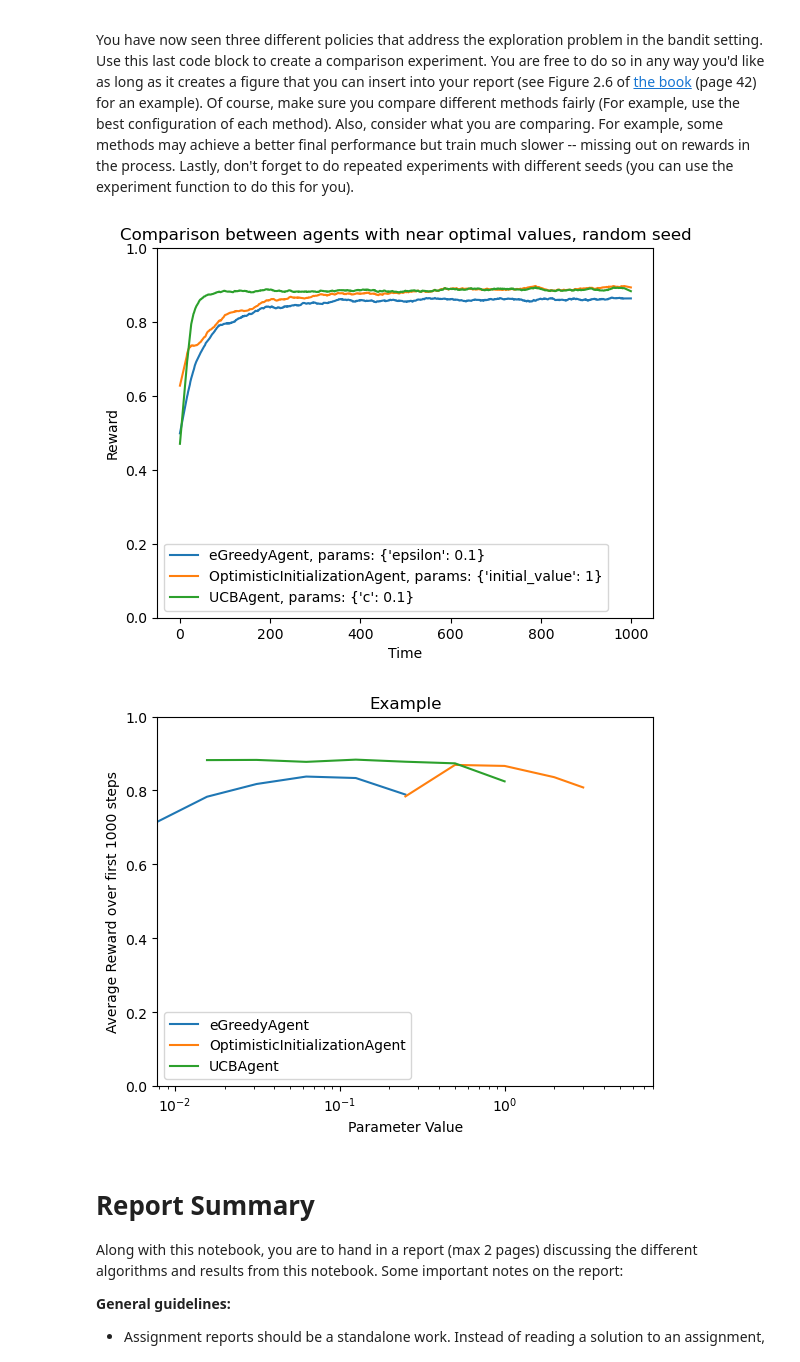
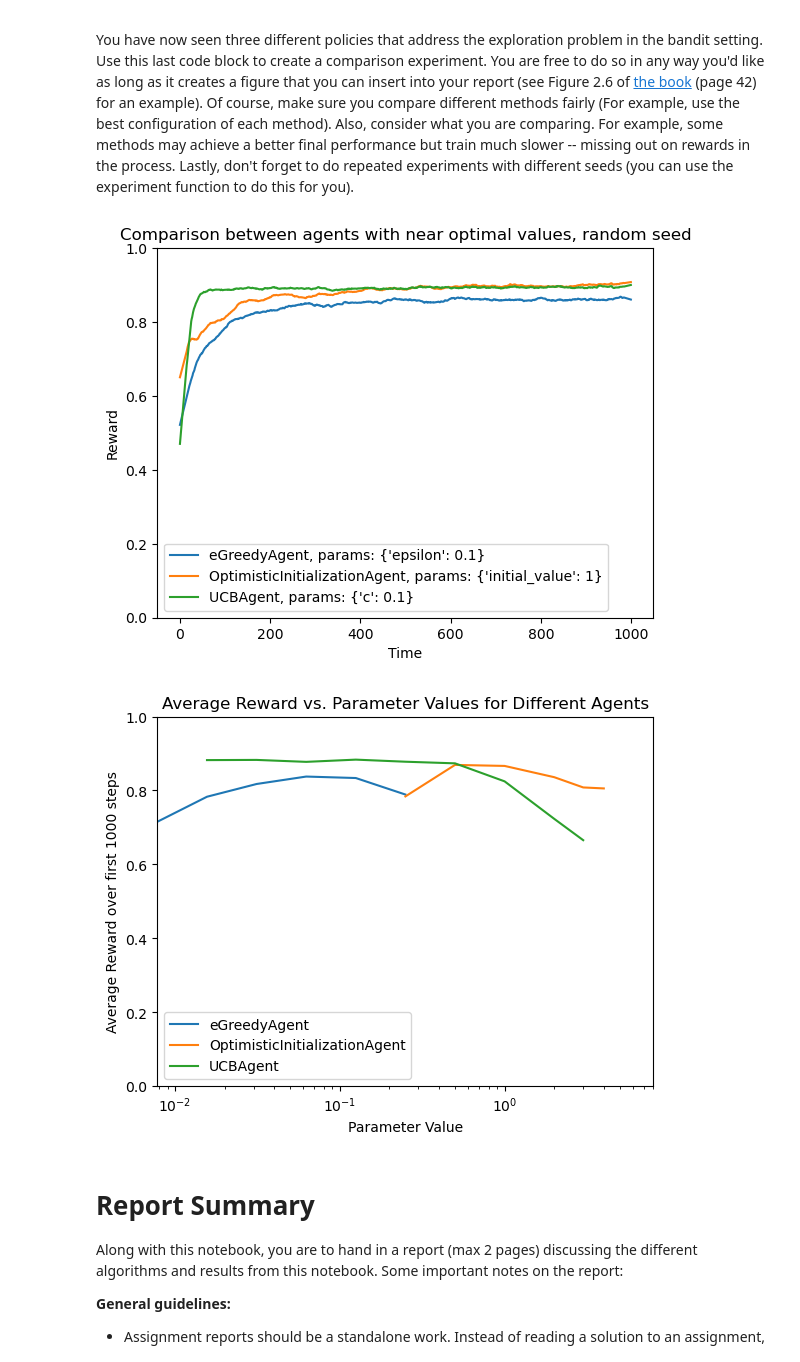
Before and after one commit to joonhaim/intro-to-reinforcement-learning, a Jupyter notebook: Group_4_RL_Bachelor_Assignment_1A.ipynb, the cells around one changed output. Saved outputs shown, nothing was run; the diff lists cells and outputs as text; code cells hidden in the pictures.

```diff
--- a/Group_4_RL_Bachelor_Assignment_1A.ipynb
+++ b/Group_4_RL_Bachelor_Assignment_1A.ipynb
@@ -511,7 +511,7 @@ class UCBAgent(Agent):
 
         self.Q[action] = self.Q[action] + 1 / self.n[action] * (observed_reward - self.Q[action])
 
-c_list = [0.01]
+c_list = [0.01, 0.05, 0.1, 0.25, 0.5, 1.0]
 
 plot = LearningCurvePlot("UCB Agent with varying c values")
 for c in c_list:
@@ -535,38 +535,38 @@ epsilon = 0.1
 plot = LearningCurvePlot("Comparison between agents with near optimal values, random seed")
 seed = np.random.randint(0, 2**31-1)
 
 agents = [
     (eGreedyAgent, {"epsilon": epsilon}),
     (OptimisticInitializationAgent, {"initial_value": initial_value}),
     (UCBAgent, {"c": c_value}),
 ]
 
-plot2 = ParamRangePlot("Example")
+plot2 = ParamRangePlot("Average Reward vs. Parameter Values for Different Agents")
 epsilon_values = [1/128, 1/64, 1/32, 1/16, 1/8, 1/4]
-oi_values = [1/4, 1/2, 1, 2, 3]
-c_values = [1/64, 1/32, 1/16, 1/8, 1/4, 1/2, 1]
+oi_values = [1/4, 1/2, 1, 2, 3, 4]
+c_values = [1/64, 1/32, 1/16, 1/8, 1/4, 1/2, 1,2,3]
 
 agents2 = [
     (eGreedyAgent, "epsilon", epsilon_values, {"epsilon": epsilon}),
     (OptimisticInitializationAgent, "initial_value", oi_values, {"initial_value": initial_value}),
     (UCBAgent, "c", c_values, {"c": c_value})
 ]
 
 for agent_class, param_name, param_values, params in agents2:
   label = f"{agent_class.__name__}, {param_name} values"
   experiment_with_param_ranges(plot2, agent_class, label=f"{agent_class.__name__}", param_name=param_name, param_values=param_values)
 
 for agent_class, params in agents:
     experiment(
         plot,
         agent_class=agent_class,
         label=f"{agent_class.__name__}, params: {params}",
         seed=seed,
         **params,
     )
 # %% [output]
-[figure, old version]
+[figure, new version]
-[figure, old version]
+[figure, new version]
 # %% [markdown]
 # Report Summary
 
```
Also changed, not shown: parts of 1 cell of this notebook.
